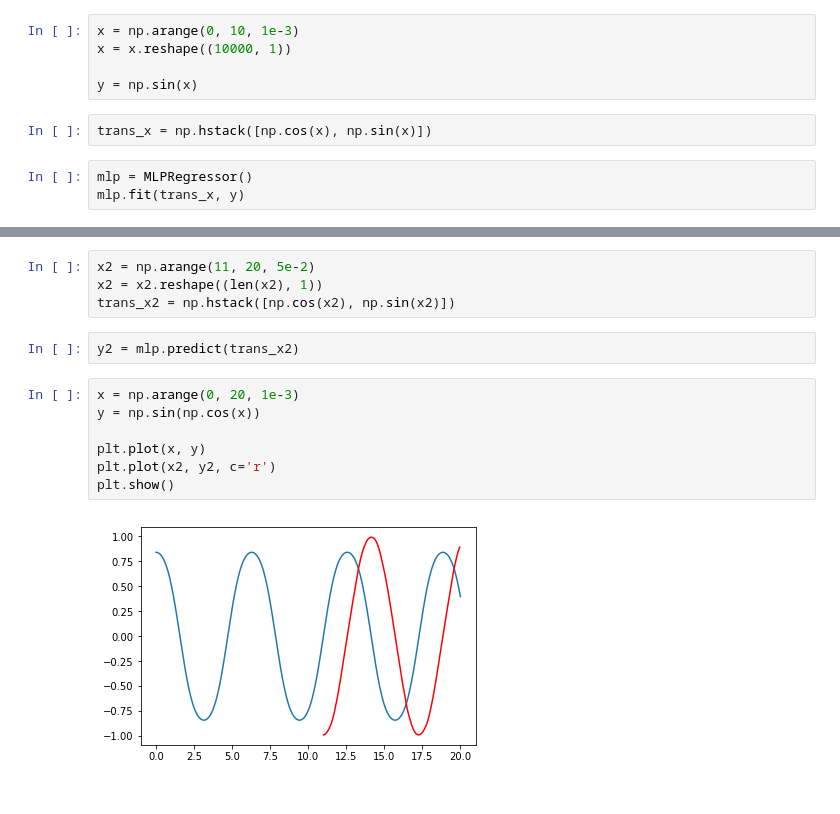
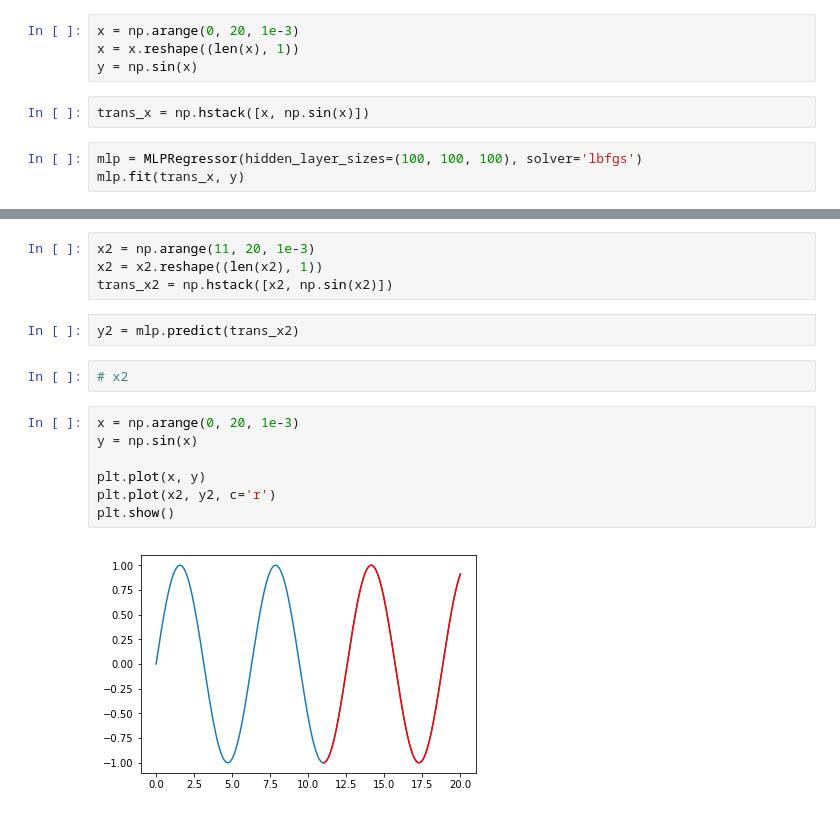
Before and after one commit to cpadilha/UniRitter_MLI, a Jupyter notebook: Exemplo Aproximação de Funções.ipynb, the cells around one changed output, grey strips where cells are left out. Cells and saved outputs as stored; diff of their text form.

```diff
--- a/Exemplo Aproximação de Funções.ipynb
+++ b/Exemplo Aproximação de Funções.ipynb
@@ -48,14 +48,13 @@ plt.show()
 # %% [markdown]
 <h2>Previsão para valores fora da faixa treinada</h2>
 # %%
-x = np.arange(0, 10, 1e-3)
-x = x.reshape((10000, 1))
-
+x = np.arange(0, 20, 1e-3)
+x = x.reshape((len(x), 1))
 y = np.sin(x)
 # %%
-trans_x = np.hstack([np.cos(x), np.sin(x)])
+trans_x = np.hstack([x, np.sin(x)])
 # %%
-mlp = MLPRegressor()
+mlp = MLPRegressor(hidden_layer_sizes=(100, 100, 100), solver='lbfgs')
 mlp.fit(trans_x, y)
 # %% [output]
 MLPRegressor(activation='relu', alpha=0.0001, batch_size='auto', beta_1=0.9,
@@ -67,16 +66,18 @@ MLPRegressor(activation='relu', alpha=0.0001, batch_size='auto', beta_1=0.9,
        verbose=False, warm_start=False)
 # %%
-x2 = np.arange(11, 20, 5e-2)
+x2 = np.arange(11, 20, 1e-3)
 x2 = x2.reshape((len(x2), 1))
-trans_x2 = np.hstack([np.cos(x2), np.sin(x2)])
+trans_x2 = np.hstack([x2, np.sin(x2)])
 # %%
 y2 = mlp.predict(trans_x2)
+# %%
+# x2
 # %%
 x = np.arange(0, 20, 1e-3)
-y = np.sin(np.cos(x))
+y = np.sin(x)
 
 plt.plot(x, y)
 plt.plot(x2, y2, c='r')
 plt.show()
 # %% [output]
-[figure, old version]
+[figure, new version]
```
Also changed, not shown: parts of 1 cell of this notebook.
